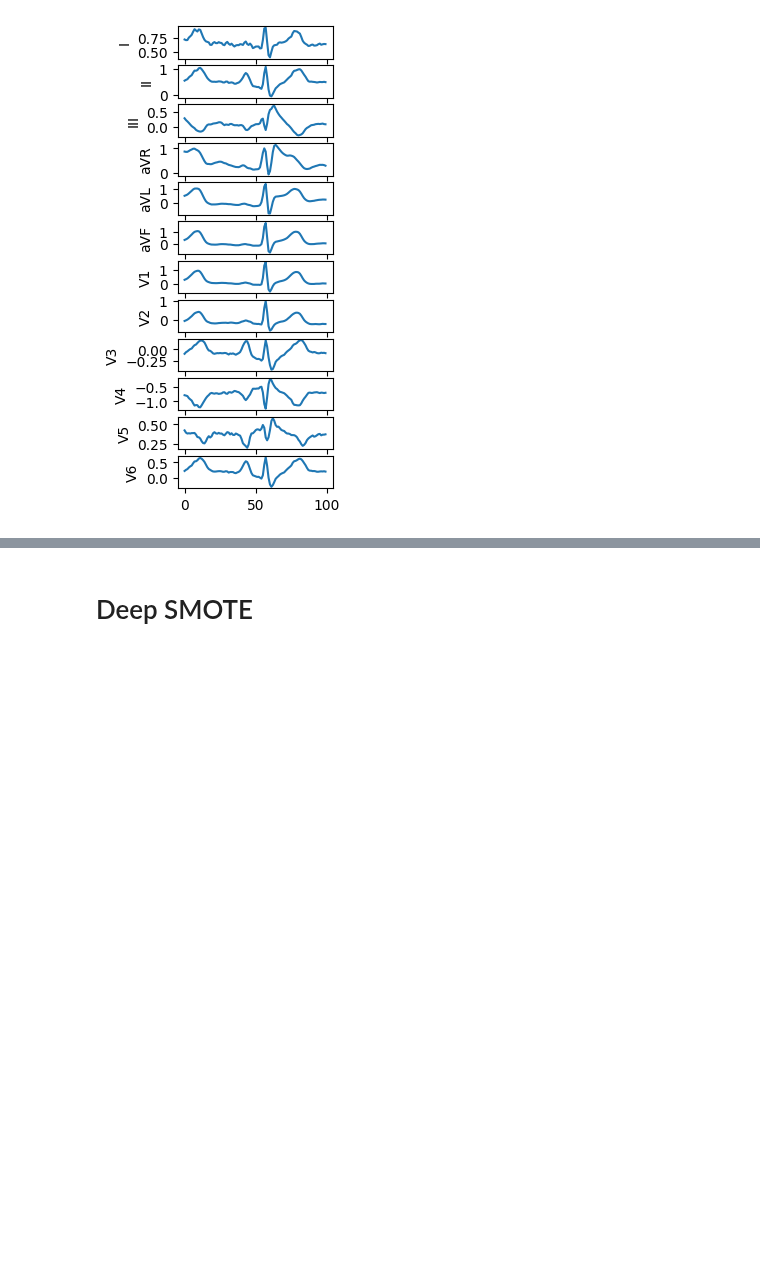
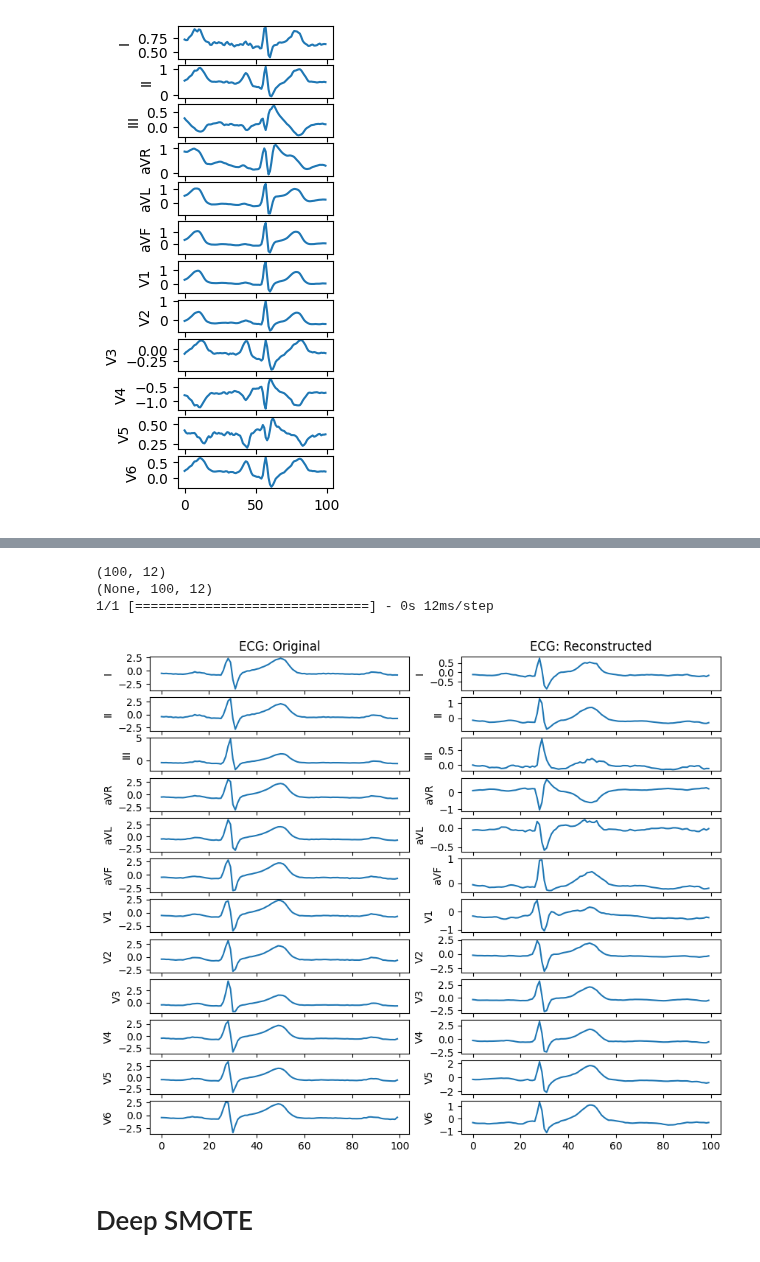
Before and after one commit to raaifhadadi/FYP, a Jupyter notebook: SMOTE.ipynb, the cells around one changed output, grey strips where cells are left out. Cells and saved outputs as stored; diff of their text form; code cells hidden in the pictures; blank space fills up the shorter version.

```diff
--- a/SMOTE.ipynb
+++ b/SMOTE.ipynb
@@ -231,0 +311,11 @@ dv.plot_12_lead_ecg(random_sample)
+# %%
+def mask_lead(ecg, mask_ratio=0.1):
+    batch_size = tf.shape(ecg)[0]
+    time_steps = ecg.shape[1]
+    num_leads = ecg.shape[2]
+
+    mask = tf.random.uniform([batch_size, num_leads], minval=0, maxval=1) > mask_ratio
+    mask = tf.tile(mask[:, tf.newaxis, :], [1, time_steps, 1])
+    mask = tf.cast(mask, tf.float32)
+    ecg = tf.cast(ecg, tf.float32)
+    return ecg * mask
@@ -231,0 +352,21 @@ dv.plot_12_lead_ecg(random_sample)
+# %%
+no_of_samples = ecgs_HB.shape[0]
+cutoff = int(no_of_samples * 0.8)
+
+# Split the data into training and validation sets
+X_train_data_bard = ecgs_HB[:cutoff]
+X_val_data_bard = ecgs_HB[cutoff:]
+
+# Create tf.data.Datasets
+train_dataset_bard = tf.data.Dataset.from_tensor_slices((X_train_data_bard, X_train_data_bard))
+val_dataset_bard = tf.data.Dataset.from_tensor_slices((X_val_data_bard, X_val_data_bard))
+
+# Shuffle and batch the datasets
+batch_size = 32
+train_dataset_bard = train_dataset_bard.shuffle(buffer_size=1024).batch(batch_size)
+val_dataset_bard = val_dataset_bard.batch(batch_size)
+
+# map augmentations
+train_dataset_bard = train_dataset_bard.map(lambda x, y: (mask_lead(x, mask_ratio=0.1), y))
+# %%
+model.fit(train_dataset_bard, epochs=10, validation_data=val_dataset_bard)
@@ -232,2 +395,15 @@ dv.plot_12_lead_ecg(random_sample)
+# %%
+random_sample = random.choice(ecgs_HB)
+print(random_sample.shape)
+print(inputs.shape)
+
+reconstructed_sample = model.predict(random_sample[None, ...])[0]
+
+dv.plot_12_lead_ecgs([random_sample, reconstructed_sample], ['Original', 'Reconstructed'])
+# %% [output]
+(100, 12)
+(None, 100, 12)
+1/1 [==============================] - 0s 12ms/step
+[figure, added]
 # %% [markdown]
 # Deep SMOTE
```
Also changed, not shown: parts of 20 cells of this notebook.
